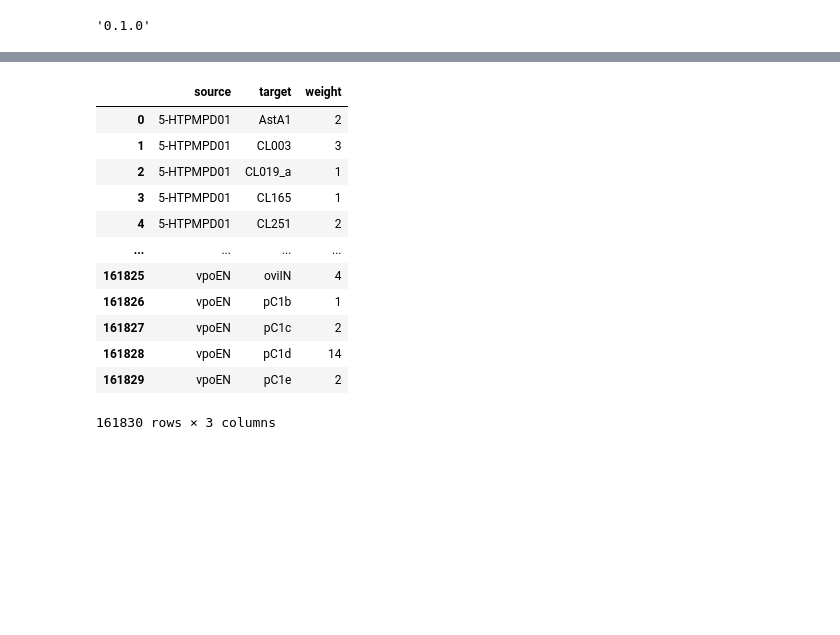
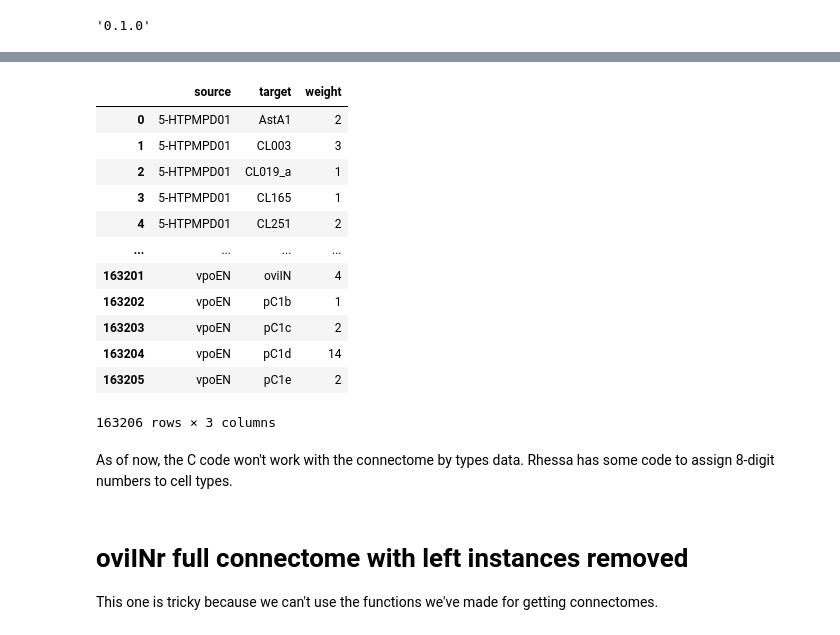
Before and after one commit to Gutierrez-lab/oviIN-analyses-gabrielle, a Jupyter notebook: connectomes_for_modularity.ipynb, the cells around one changed output, grey strips where cells are left out. Drawn from its saved outputs; the diff is of its cells as text; code cells hidden in the pictures; blank space fills up the shorter version.

Commit message:
testing pipeline and generating connectomes

```diff
--- a/connectomes_for_modularity.ipynb
+++ b/connectomes_for_modularity.ipynb
@@ -42,20 +42,22 @@ oviINr_type_connectome
 # %%
 # make the connectome undirected
 from get_connectome import connectome_to_undirected
 
-oviINr_type_connectome_undirected = connectome_to_undirected(oviINr_type_connectome, connectome_by_type=True)
+oviINr_type_connectome_undirected = connectome_to_undirected(oviINr_type_connectome)
 oviINr_type_connectome_undirected
 # %% [output]
 |  | source | target | weight |
 | 0 | 5-HTPMPD01 | AstA1 | 2 |
 | 1 | 5-HTPMPD01 | CL003 | 3 |
 | 2 | 5-HTPMPD01 | CL019_a | 1 |
 | 3 | 5-HTPMPD01 | CL165 | 1 |
 | 4 | 5-HTPMPD01 | CL251 | 2 |
 | ... | ... | ... | ... |
-| 161825 | vpoEN | oviIN | 4 |
-| 161826 | vpoEN | pC1b | 1 |
-| 161827 | vpoEN | pC1c | 2 |
-| 161828 | vpoEN | pC1d | 14 |
-| 161829 | vpoEN | pC1e | 2 |
+| 163201 | vpoEN | oviIN | 4 |
+| 163202 | vpoEN | pC1b | 1 |
+| 163203 | vpoEN | pC1c | 2 |
+| 163204 | vpoEN | pC1d | 14 |
+| 163205 | vpoEN | pC1e | 2 |
-161830 rows × 3 columns
+163206 rows × 3 columns
+# %% [markdown]
+As of now, the C code won't work with the connectome by types data. Rhessa has some code to assign 8-digit numbers to cell types.
@@ -61,0 +73,3 @@ oviINr_type_connectome_undirected
+# %% [markdown]
+# oviINr full connectome with left instances removed
+This one is tricky because we can't use the functions we've made for getting connectomes.
```
Also changed, not shown: parts of 32 cells of this notebook, 20 other files.
